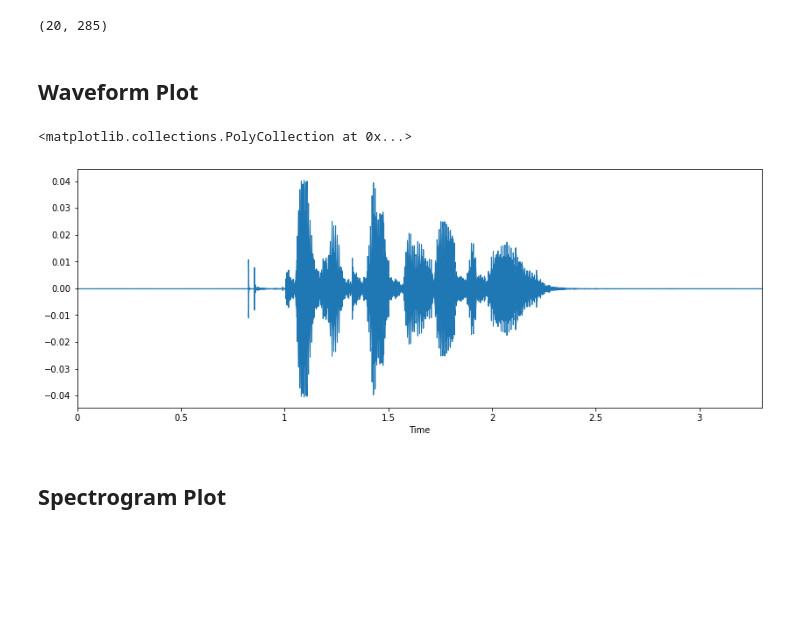
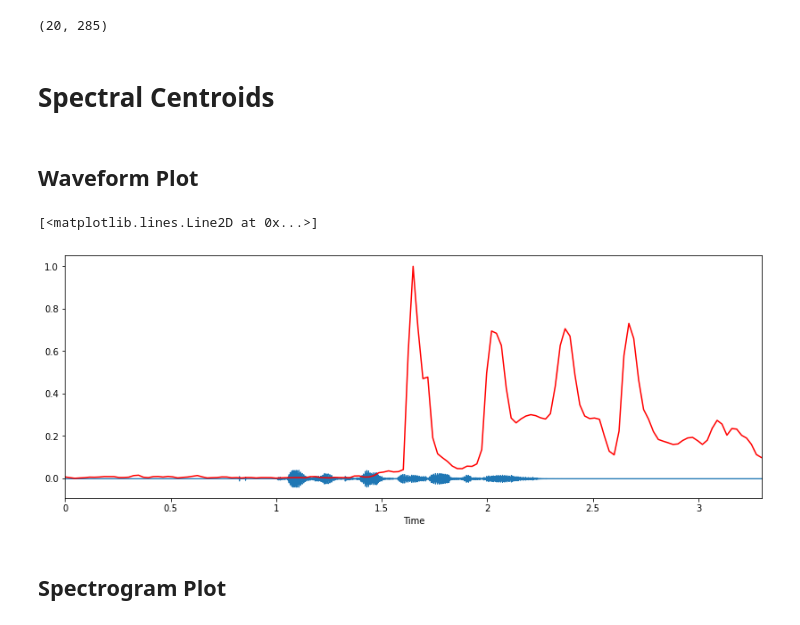
Before and after one commit to ebokelbe/CS254-Final-Project, a Jupyter notebook: Testing_Notebook.ipynb, the cells around one changed output. Drawn from its saved outputs; the diff is of its cells as text; code cells hidden in the pictures; blank space fills up the shorter version.

Commit message:
Spectral Centroids testing

```diff
--- a/Testing_Notebook.ipynb
+++ b/Testing_Notebook.ipynb
@@ -17,14 +18,27 @@ mfcc = librosa.feature.mfcc(y=y, sr=sr)
 mfcc.shape
 # %% [output]
 (20, 285)
+# %% [markdown]
+# Spectral Centroids
+# %%
+spec_cent = librosa.feature.spectral_centroid(y+0.01, sr=sr)[0]
+frames = range(len(spec_cent))
+t = librosa.frames_to_time(frames)
+
+def normalize(x, axis=0):
+    return sk.preprocessing.minmax_scale(x, axis=axis)
+
+# https://musicinformationretrieval.com/spectral_features.html
 # %% [markdown]
 ## Waveform Plot
 # %%
 plt.figure(figsize=(14, 5))
 librosa.display.waveplot(y, sr=sr)
+# plot normalized centroid
+plt.plot(t, normalize(spec_cent), color='r')
 # %% [output]
-<matplotlib.collections.PolyCollection at 0x...>
+[<matplotlib.lines.Line2D at 0x...>]
-[figure, old version]
+[figure, new version]
 # %% [markdown]
 ## Spectrogram Plot
 # %%
```
Also changed, not shown: parts of 1 cell of this notebook.
